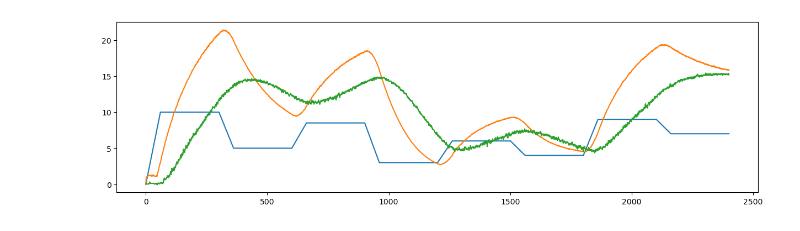
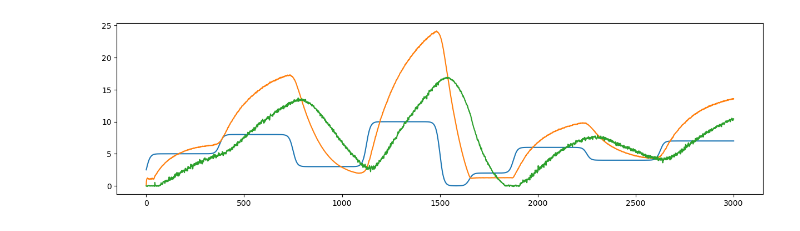
Before and after one commit to JonhLucas/NARX_MISO, a Jupyter notebook: simpleNarx/coupletanks.ipynb, the cells around one changed output. Saved outputs shown, nothing was run; the diff lists cells and outputs as text; code cells hidden in the pictures.

```diff
--- a/simpleNarx/coupletanks.ipynb
+++ b/simpleNarx/coupletanks.ipynb
@@ -1,32 +1,50 @@
 # %%
 import numpy as np
 import pandas as pd
 import sympy as sp
 import scipy.io as sc
+import scipy.signal as signal
 from sympy import symbols, pprint
 import matplotlib.pyplot as plt
 import os
 import sys
 
 sys.path.append("..")
 
 from structureSelector import *
 from methods.utils.utilities import *
 
 def metrics(y, yest):
     residuo1 = y - yest
     mape = round(np.mean(np.abs(residuo1 / (yest + np.finfo(np.float64).eps))) * 100, 3)
     print('RMSE:', np.sqrt(np.mean(np.square(residuo1))),'\nMSE:', np.mean(np.square(residuo1)), '\nAET:', np.sum(np.abs(residuo1)), '\nMAPE:', str(mape) + '%')
     cc = np.corrcoef(y, yest)
     #print("Correlation pearson:", np.mean(cc))
-
+'''
 dataTank = pd.read_csv('../data/coupletanks.csv')
 u = np.reshape(np.array(dataTank['u']), (1,-1))
 y = np.array(dataTank[['tank1', 'tank2']].T)
+xc = y.copy()
+'''
+mat_content1 = sc.loadmat("../data/ct1e1.mat")
+mat_content2 = sc.loadmat("../data/ct1e2.mat")
+
+tanque1 = mat_content1['Tanque1']
+tanque2 = mat_content2['Tanque2']
+
+v1 = tanque1['signals'][0][0]['values'][0][0]
+
+v2 = tanque2['signals'][0][0]['values'][0][0]
+
+input = pd.read_csv('../data/einput.csv')
+t = input['t']
+u = np.array(input['v']).reshape((1,-1))
+y = np.vstack((v1.T, v2.T))
+xc = y.copy()
 
 plt.figure(figsize=(15,4))
 plt.plot(u.T)
 plt.plot(y.T)
 plt.show()
 # %% [output]
-[figure, old version]
+[figure, new version]
```
Also changed, not shown: parts of 14 cells of this notebook, 6 other files.
